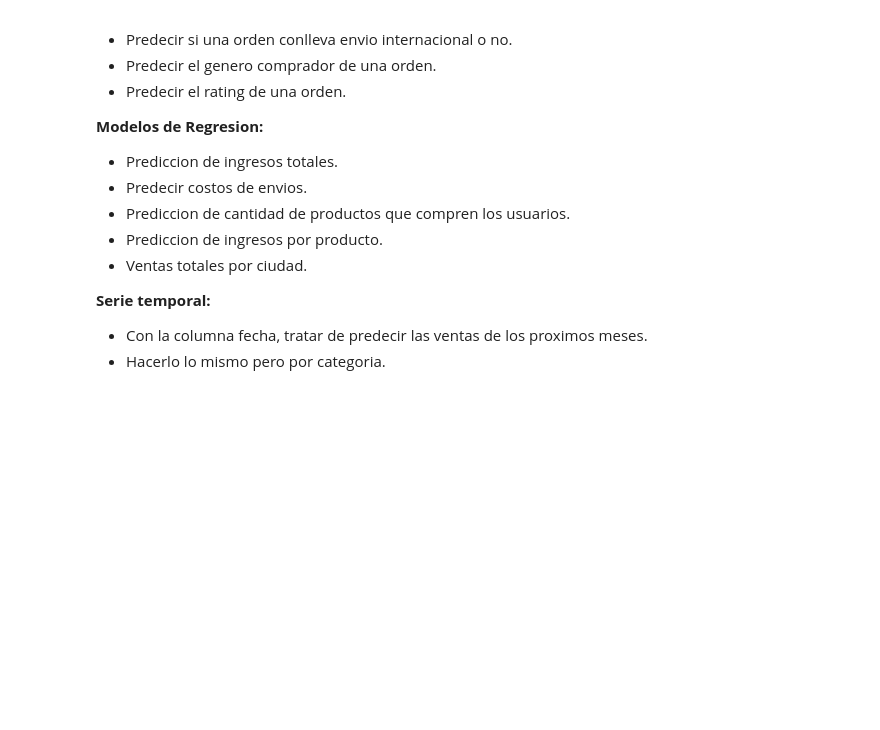
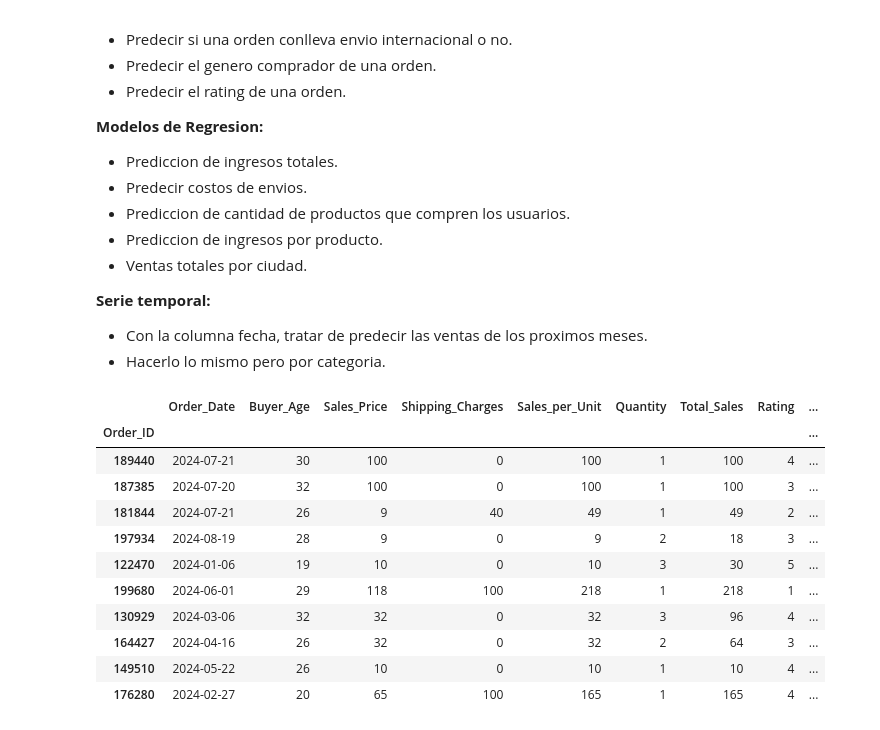
Before and after one commit to abdonrb/proyecto-ml, a Jupyter notebook: ML/notebooks/cleaning_ML.ipynb, the cells around one changed output. Drawn from its saved outputs; the diff is of its cells as text; code cells hidden in the pictures; blank space fills up the shorter version.

```diff
--- a/ML/notebooks/cleaning_ML.ipynb
+++ b/ML/notebooks/cleaning_ML.ipynb
@@ -121,3 +121,18 @@ Luego de la transformacion de todas las variables quiero aplicar modelos en las
 **Serie temporal:**
 - Con la columna fecha, tratar de predecir las ventas de los proximos meses.
 - Hacerlo lo mismo pero por categoria.
+# %%
+df.head(10)
+# %% [output]
+|  | Order_Date | Buyer_Age | Sales_Price | Shipping_Charges | Sales_per_Unit | Quantity | Total_Sales | Rating | ... |
+| Order_ID |  |  |  |  |  |  |  |  | ... |
+| 189440 | 2024-07-21 | 30 | 100 | 0 | 100 | 1 | 100 | 4 | ... |
+| 187385 | 2024-07-20 | 32 | 100 | 0 | 100 | 1 | 100 | 3 | ... |
+| 181844 | 2024-07-21 | 26 | 9 | 40 | 49 | 1 | 49 | 2 | ... |
+| 197934 | 2024-08-19 | 28 | 9 | 0 | 9 | 2 | 18 | 3 | ... |
+| 122470 | 2024-01-06 | 19 | 10 | 0 | 10 | 3 | 30 | 5 | ... |
+| 199680 | 2024-06-01 | 29 | 118 | 100 | 218 | 1 | 218 | 1 | ... |
+| 130929 | 2024-03-06 | 32 | 32 | 0 | 32 | 3 | 96 | 4 | ... |
+| 164427 | 2024-04-16 | 26 | 32 | 0 | 32 | 2 | 64 | 3 | ... |
+| 149510 | 2024-05-22 | 26 | 10 | 0 | 10 | 1 | 10 | 4 | ... |
+| 176280 | 2024-02-27 | 20 | 65 | 100 | 165 | 1 | 165 | 4 | ... |
```
Also changed, not shown: 9 other files.
